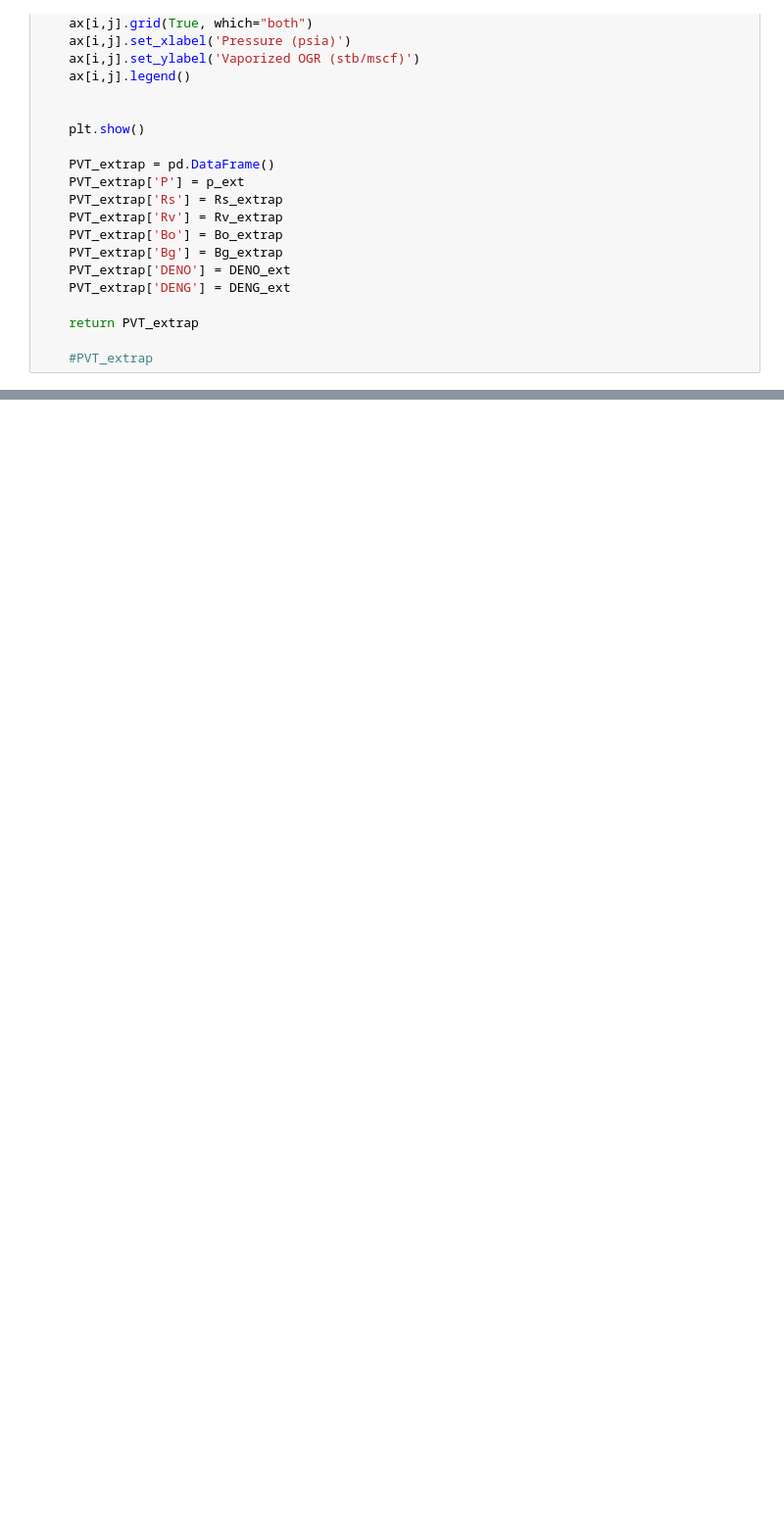
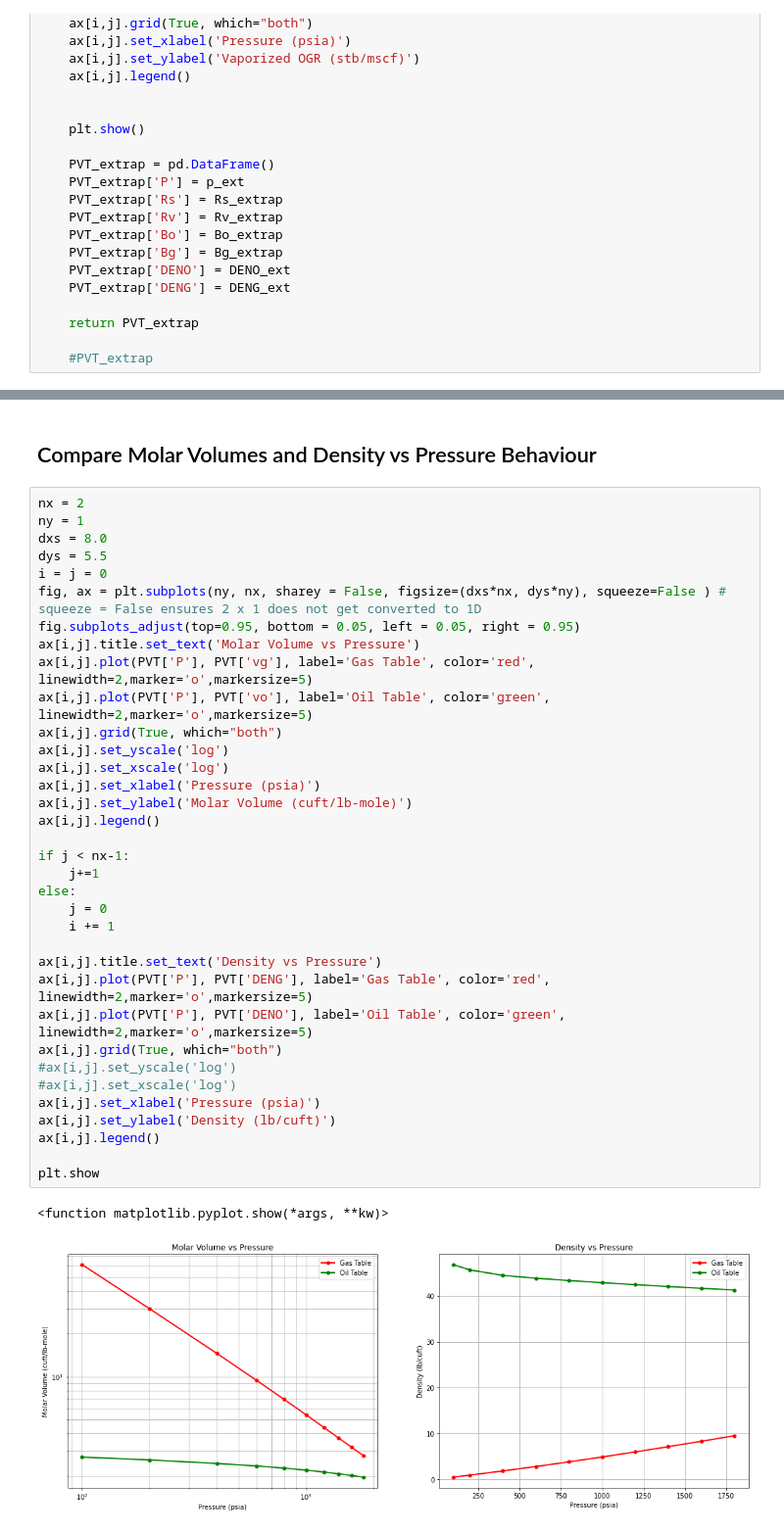
Before and after one commit to mwburgoyne/BOT, a Jupyter notebook: Converging Densities.ipynb, the cells around one changed output, grey strips where cells are left out. Shown at 98% size. Saved outputs shown, nothing was run; the diff lists cells and outputs as text; blank space fills up the shorter version.

```diff
--- a/Converging Densities.ipynb
+++ b/Converging Densities.ipynb
@@ -279,0 +356,40 @@ plt.show
+# %% [markdown]
+## Compare Molar Volumes and Density vs Pressure Behaviour
+# %%
+nx = 2
+ny = 1
+dxs = 8.0
+dys = 5.5
+i = j = 0
+fig, ax = plt.subplots(ny, nx, sharey = False, figsize=(dxs*nx, dys*ny), squeeze=False ) # squeeze = False ensures 2 x 1 does not get converted to 1D
+fig.subplots_adjust(top=0.95, bottom = 0.05, left = 0.05, right = 0.95)
+ax[i,j].title.set_text('Molar Volume vs Pressure')
+ax[i,j].plot(PVT['P'], PVT['vg'], label='Gas Table', color='red', linewidth=2,marker='o',markersize=5)
+ax[i,j].plot(PVT['P'], PVT['vo'], label='Oil Table', color='green', linewidth=2,marker='o',markersize=5)
+ax[i,j].grid(True, which="both")
+ax[i,j].set_yscale('log')
+ax[i,j].set_xscale('log')
+ax[i,j].set_xlabel('Pressure (psia)')
+ax[i,j].set_ylabel('Molar Volume (cuft/lb-mole)')
+ax[i,j].legend()
+
+if j < nx-1:
+    j+=1
+else:
+    j = 0
+    i += 1
+
+ax[i,j].title.set_text('Density vs Pressure')
+ax[i,j].plot(PVT['P'], PVT['DENG'], label='Gas Table', color='red', linewidth=2,marker='o',markersize=5)
+ax[i,j].plot(PVT['P'], PVT['DENO'], label='Oil Table', color='green', linewidth=2,marker='o',markersize=5)
+ax[i,j].grid(True, which="both")
+#ax[i,j].set_yscale('log')
+#ax[i,j].set_xscale('log')
+ax[i,j].set_xlabel('Pressure (psia)')
+ax[i,j].set_ylabel('Density (lb/cuft)')
+ax[i,j].legend()
+
+plt.show
+# %% [output]
+<function matplotlib.pyplot.show(*args, **kw)>
+[figure, added]
```
Also changed, not shown: parts of 11 cells of this notebook.
